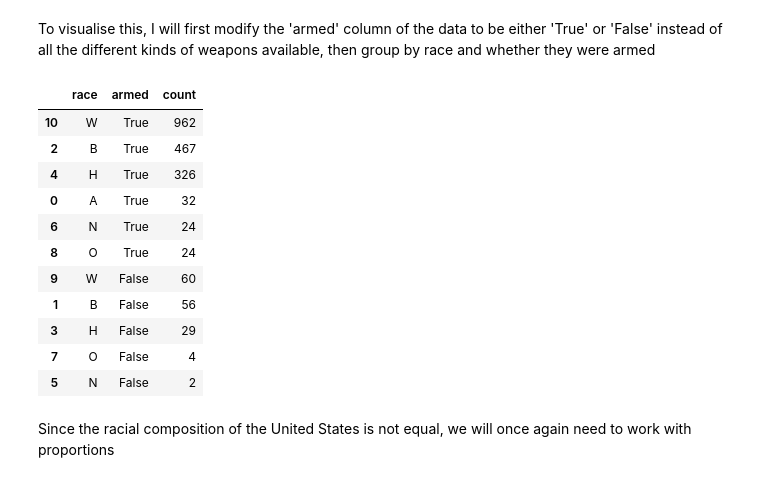
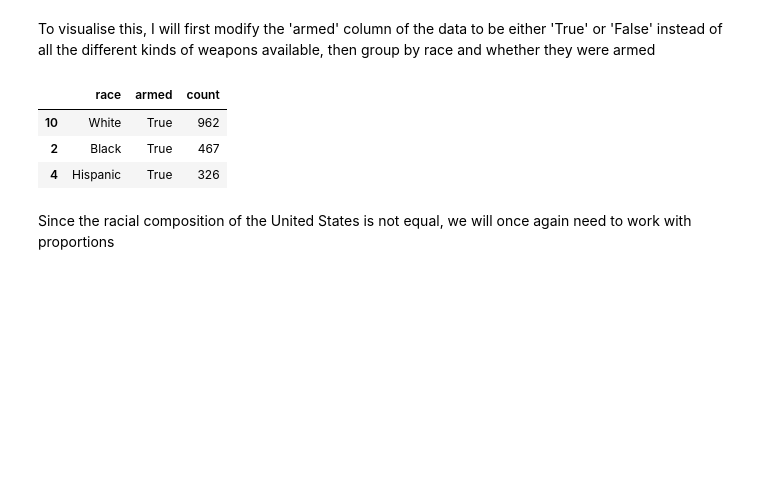
Before and after one commit to valdas-v1/Fatal-Police-Shooting-in-United-States, a Jupyter notebook: notebook.ipynb, the cells around one changed output. Saved outputs shown, nothing was run; the diff lists cells and outputs as text; code cells hidden in the pictures; blank space fills up the shorter version.

```diff
--- a/notebook.ipynb
+++ b/notebook.ipynb
@@ -41,0 +42,3 @@ The dataset provides data about each case, including the manner of death, whethe
+# %%
+df = df.replace({"race": {'W': 'White', 'B': 'Black', 'A': 'Asian', 'H': 'Hispanic', 'O': 'Other', 'N': 'Native'}})
+df.head(1)
@@ -257,25 +244,17 @@ To visualise this, I will first modify the 'armed' column of the data to be eith
 # %%
 # Grouping the data by race and if they were armed
 df_armed = clean_df
 df_armed['armed'] = clean_df['armed'] != 'unarmed'
 
 race_armed = df_armed.groupby(['race','armed'], as_index = False).index.count()
 race_armed.sort_values(by = ['armed', 'index'], ascending=[False, False], inplace = True)
 race_armed = race_armed.rename(columns={"index": "count"})
-race_armed
+race_armed.head(3)
 # %% [output]
 |  | race | armed | count |
-| 10 | W | True | 962 |
-| 2 | B | True | 467 |
-| 4 | H | True | 326 |
-| 0 | A | True | 32 |
-| 6 | N | True | 24 |
-| 8 | O | True | 24 |
-| 9 | W | False | 60 |
-| 1 | B | False | 56 |
-| 3 | H | False | 29 |
-| 7 | O | False | 4 |
-| 5 | N | False | 2 |
+| 10 | White | True | 962 |
+| 2 | Black | True | 467 |
+| 4 | Hispanic | True | 326 |
 # %% [markdown]
 Since the racial composition of the United States is not equal, we will once again need to work with proportions
 # %%
```
Also changed, not shown: parts of 28 cells of this notebook.
